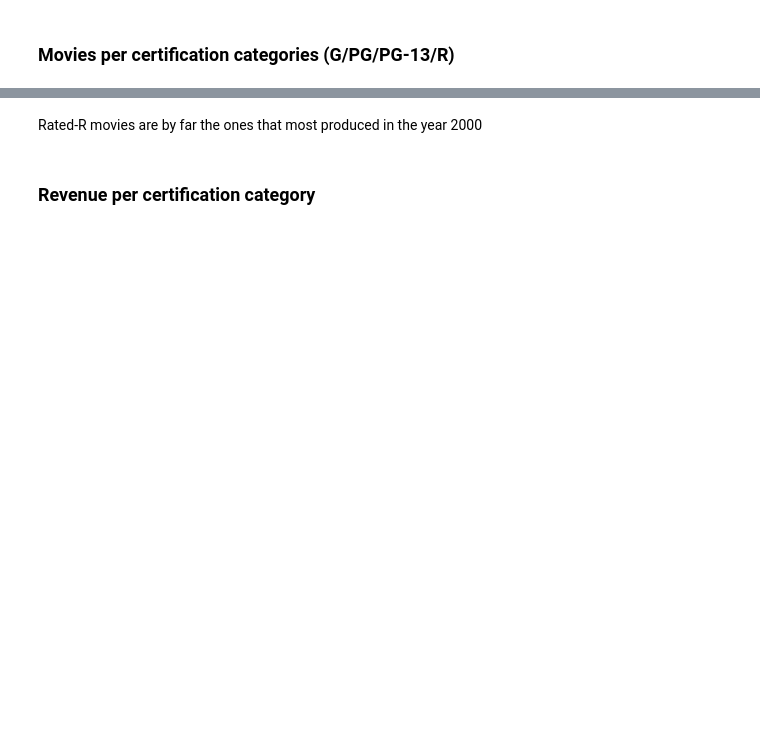
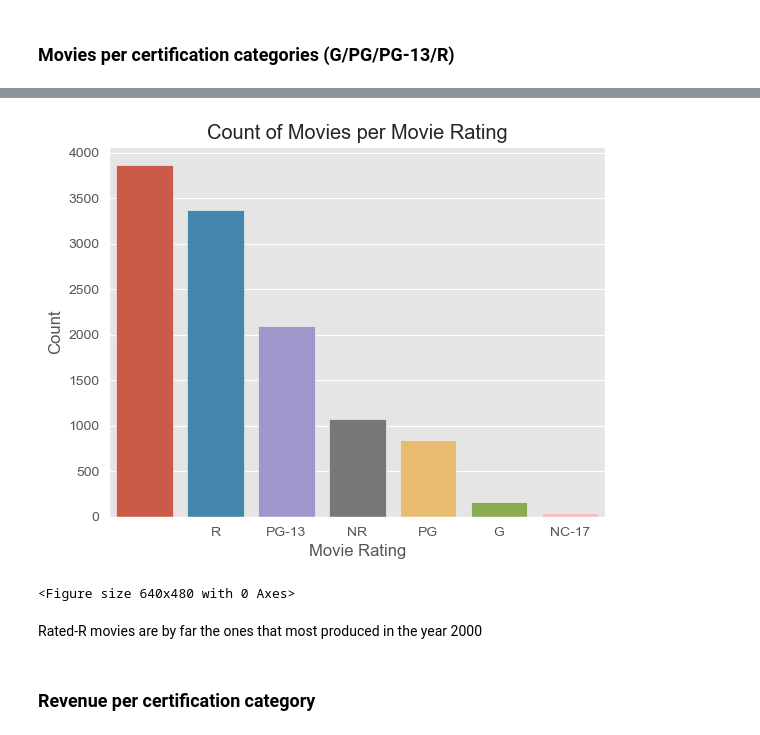
Before and after one commit to diazid/Movies-Database, a Jupyter notebook: Movies Database_3_EDA.ipynb, the cells around one changed output, grey strips where cells are left out. Cells and saved outputs as stored; diff of their text form; code cells hidden in the pictures; blank space fills up the shorter version.

```diff
--- a/Movies Database_3_EDA.ipynb
+++ b/Movies Database_3_EDA.ipynb
@@ -117,3 +212,10 @@ data_budget[['certification', 'imdb_id']].groupby(by='certification').count().so
+# %%
+sns.barplot(data=cert, x=cert.index, y='imdb_id').set(title='Count of Movies per Movie Rating', xlabel='Movie Rating', ylabel='Count')
+plt.show()
+plt.savefig('img/count_rating.png')
+# %% [output]
+[figure, added]
+<Figure size 640x480 with 0 Axes>
 # %% [markdown]
 Rated-R movies are by far the ones that most produced in the year 2000
 # %% [markdown]
```
Also changed, not shown: parts of 25 cells of this notebook, 4 other files.
